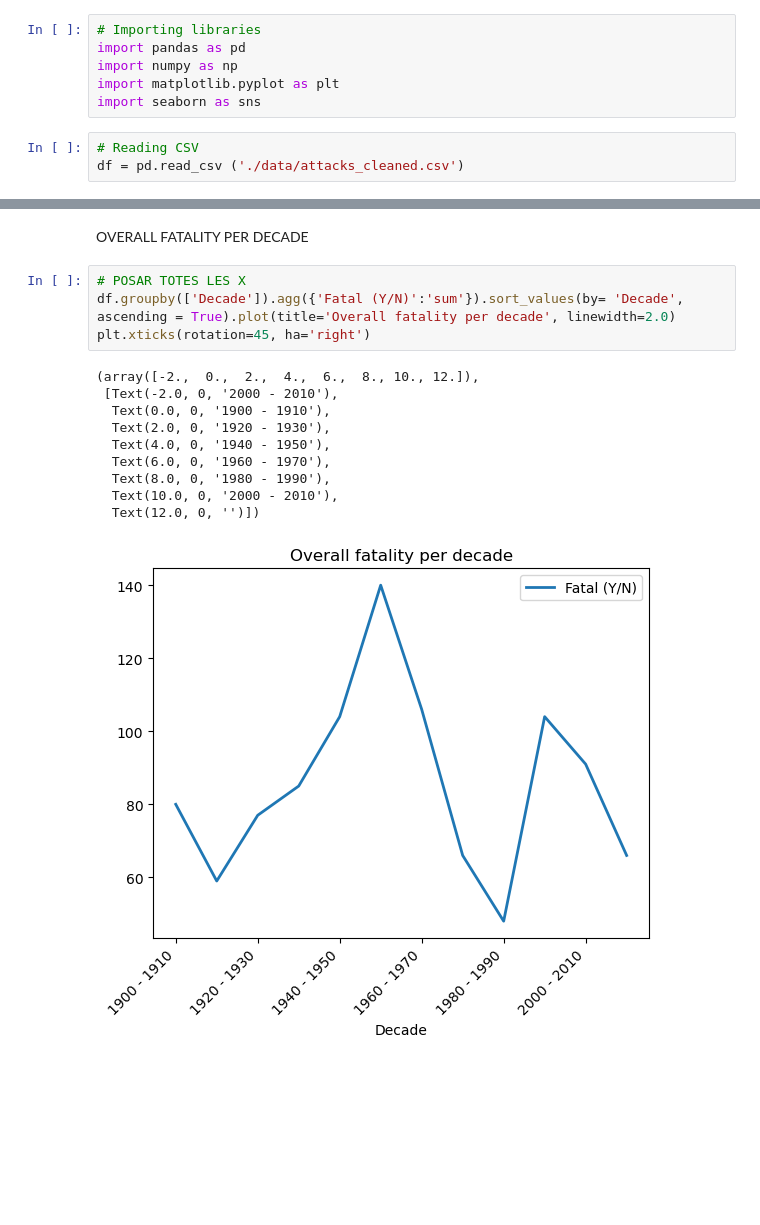
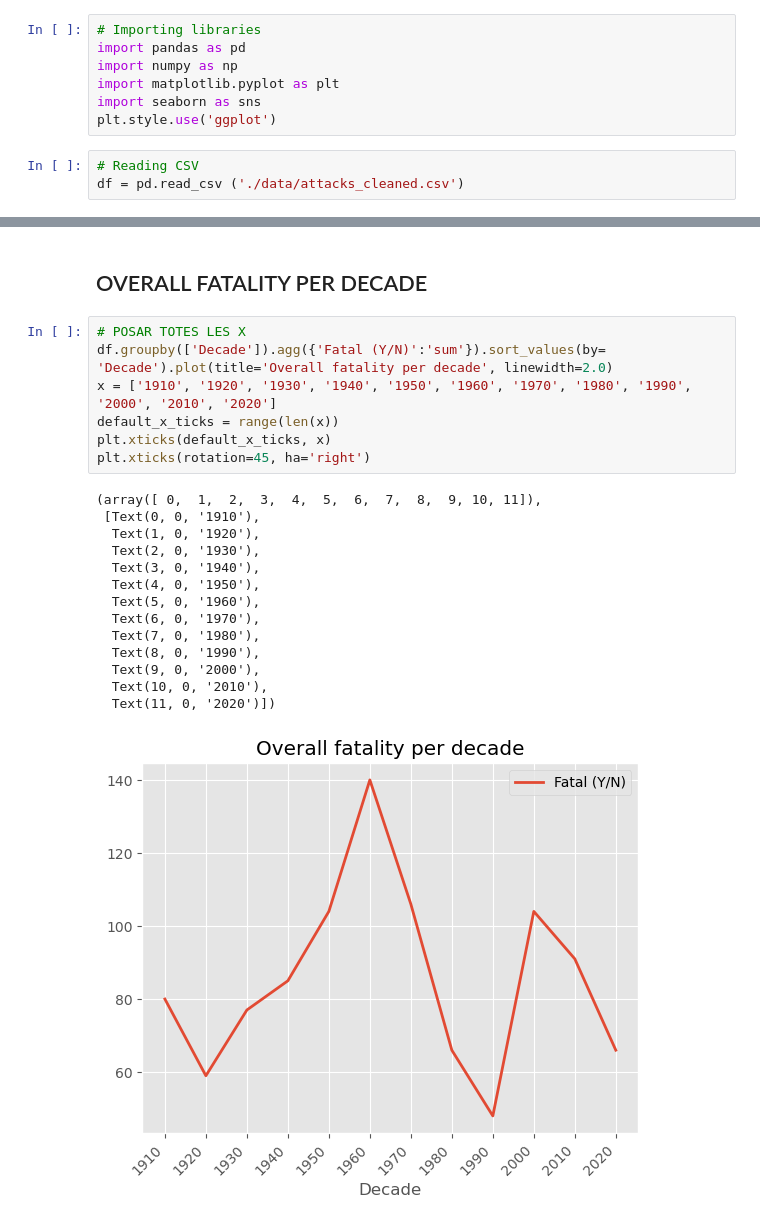
Before and after one commit to marcdalmaum/project_1, a Jupyter notebook: analysis.ipynb, the cells around one changed output, grey strips where cells are left out. Cells and saved outputs as stored; diff of their text form; blank space fills up the shorter version.

```diff
--- a/analysis.ipynb
+++ b/analysis.ipynb
@@ -6,6 +6,7 @@ import pandas as pd
 import numpy as np
 import matplotlib.pyplot as plt
 import seaborn as sns
+plt.style.use('ggplot')
 # %%
 # Reading CSV
 df = pd.read_csv ('./data/attacks_cleaned.csv')
@@ -29,18 +30,25 @@ df
 # %% [markdown]
-OVERALL FATALITY PER DECADE
+## OVERALL FATALITY PER DECADE
 # %%
 # POSAR TOTES LES X
-df.groupby(['Decade']).agg({'Fatal (Y/N)':'sum'}).sort_values(by= 'Decade', ascending = True).plot(title='Overall fatality per decade', linewidth=2.0)
+df.groupby(['Decade']).agg({'Fatal (Y/N)':'sum'}).sort_values(by= 'Decade').plot(title='Overall fatality per decade', linewidth=2.0)
+x = ['1910', '1920', '1930', '1940', '1950', '1960', '1970', '1980', '1990', '2000', '2010', '2020']
+default_x_ticks = range(len(x))
+plt.xticks(default_x_ticks, x)
 plt.xticks(rotation=45, ha='right')
 # %% [output]
-(array([-2.,  0.,  2.,  4.,  6.,  8., 10., 12.]),
- [Text(-2.0, 0, '2000 - 2010'),
-  Text(0.0, 0, '1900 - 1910'),
-  Text(2.0, 0, '1920 - 1930'),
-  Text(4.0, 0, '1940 - 1950'),
-  Text(6.0, 0, '1960 - 1970'),
-  Text(8.0, 0, '1980 - 1990'),
-  Text(10.0, 0, '2000 - 2010'),
-  Text(12.0, 0, '')])
+(array([ 0,  1,  2,  3,  4,  5,  6,  7,  8,  9, 10, 11]),
+ [Text(0, 0, '1910'),
+  Text(1, 0, '1920'),
+  Text(2, 0, '1930'),
+  Text(3, 0, '1940'),
+  Text(4, 0, '1950'),
+  Text(5, 0, '1960'),
+  Text(6, 0, '1970'),
+  Text(7, 0, '1980'),
+  Text(8, 0, '1990'),
+  Text(9, 0, '2000'),
+  Text(10, 0, '2010'),
+  Text(11, 0, '2020')])
-[figure, old version]
+[figure, new version]
 # %% [markdown]
```
Also changed, not shown: parts of 12 cells of this notebook, 5 other files.
